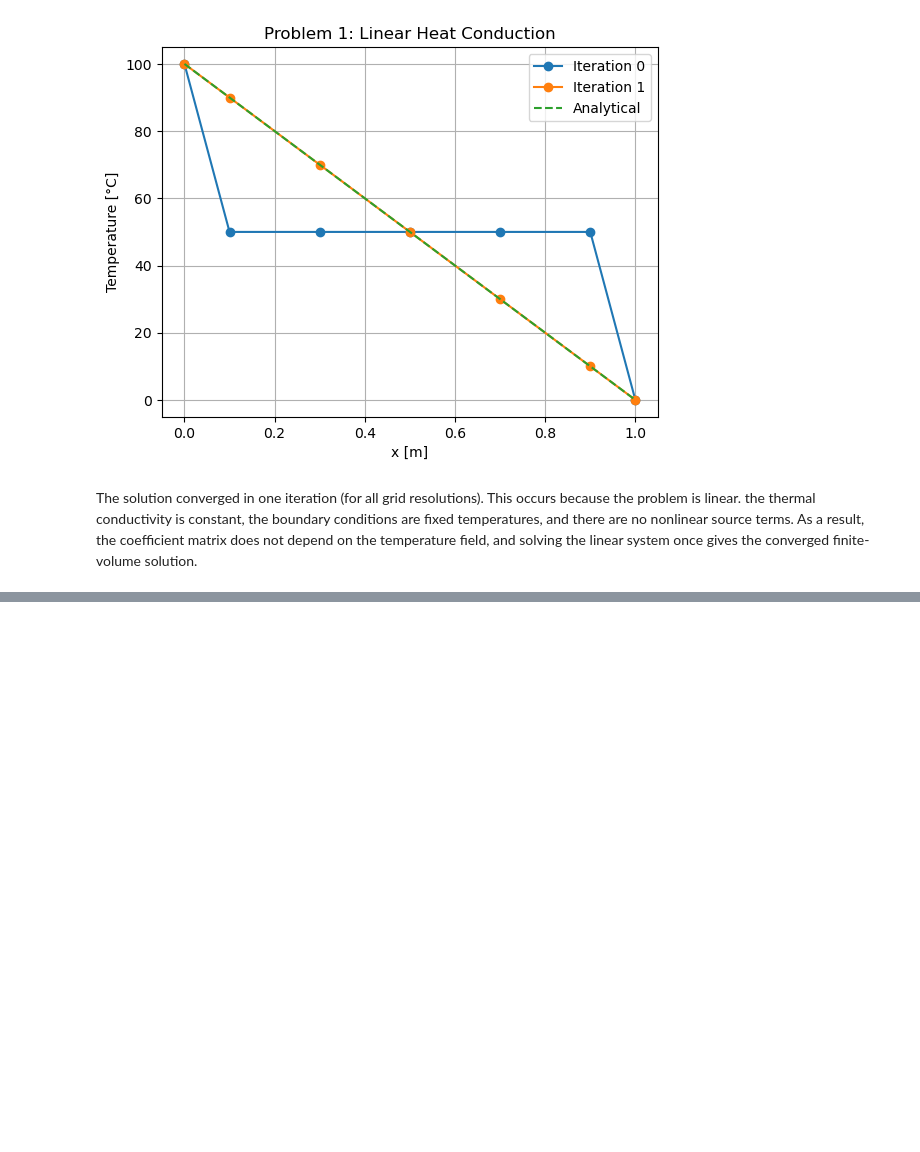
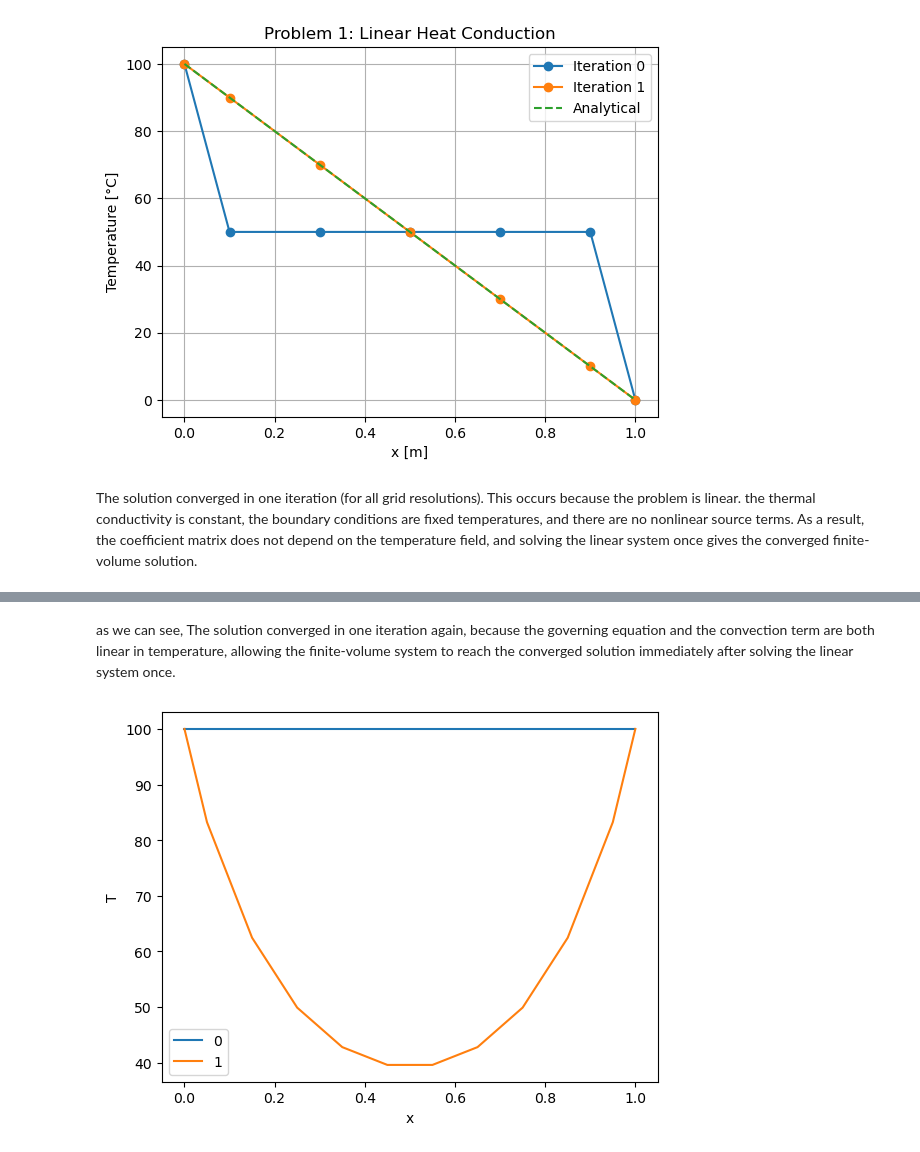
Before and after one commit to sajadmohsen/9710_2026, a Jupyter notebook: Assignment 1_ Advanced CFD (2).ipynb, the cells around one changed output, grey strips where cells are left out. Cells and saved outputs as stored; diff of their text form; code cells hidden in the pictures; blank space fills up the shorter version.

```diff
--- a/Assignment 1_ Advanced CFD (2).ipynb
+++ b/Assignment 1_ Advanced CFD (2).ipynb
@@ -521,0 +541,25 @@ The solution converged in one iteration (for all grid resolutions). This occurs
+# %%
+class SurfaceConvectionModel:
+    """Class defining a surface convection model"""
+
+    def __init__(self, grid, T, ho, To):
+        """Constructor"""
+        self._grid = grid
+        self._T = T
+        self._ho = ho
+        self._To = To
+
+    def add(self, coeffs):
+        """Function to add surface convection terms to coefficient arrays"""
+
+        # Calculate the source term
+        source = self._ho*self._grid.Ao*(self._T[1:-1] - self._To)
+
+        # Calculate the linearization coefficients
+        coeffP = self._ho*self._grid.Ao
+
+        # Add to coefficient arrays
+        coeffs.accumulate_aP(coeffP)
+        coeffs.accumulate_rP(source)
+
+        return coeffs
@@ -521,0 +647,17 @@ The solution converged in one iteration (for all grid resolutions). This occurs
+# %% [markdown]
+as we can see, The solution converged in one iteration again, because the governing equation and the convection term are both linear in temperature, allowing the finite-volume system to reach the converged solution immediately after solving the linear system once.
+# %%
+%matplotlib inline
+import matplotlib.pyplot as plt
+
+i = 0
+for T in T_solns:
+    plt.plot(grid.xP, T, label=str(i))
+    i += 1
+
+plt.xlabel("x")
+plt.ylabel("T")
+plt.legend()
+plt.show()
+# %% [output]
+[figure, added]
```
Also changed, not shown: parts of 50 cells of this notebook, 2 other files.
